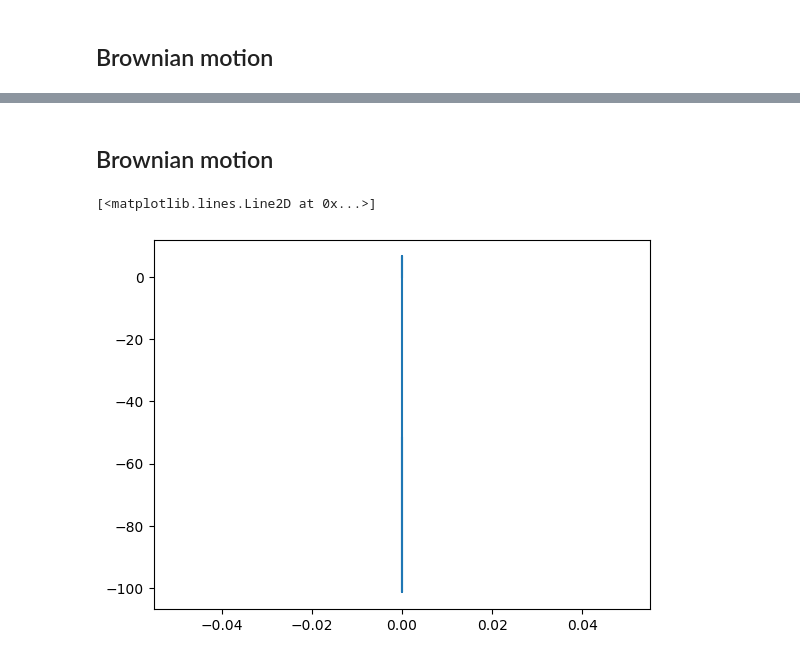
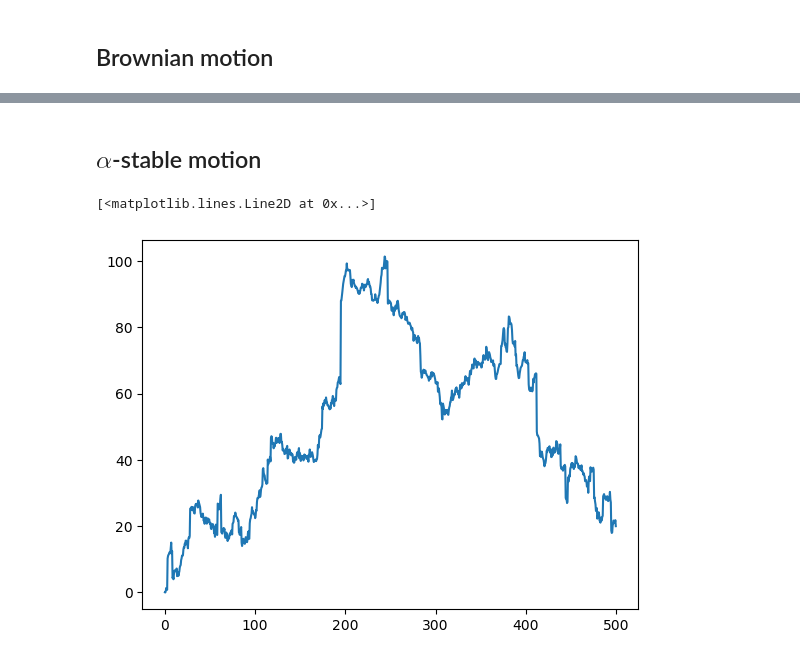
Before and after one commit to KohutMaria/CSOSP, a Jupyter notebook: CSOSP_7.ipynb, the cells around one changed output, grey strips where cells are left out. Drawn from its saved outputs; the diff is of its cells as text; code cells hidden in the pictures.

```diff
--- a/CSOSP_7.ipynb
+++ b/CSOSP_7.ipynb
@@ -43,5 +59,5 @@ plt.plot(t, X)
 # %% [markdown]
-## Brownian motion
+## $\alpha$-stable motion
 # %%
 n = 1000
 delta = 0.5
@@ -49,12 +65,12 @@ delta = 0.5
 alpha = 1.5
 beta = 0
 gamma = delta**(1/alpha)
-delta = 0
-Z = stable(alpha, beta, gamma, delta, n)
-X = simulate_process(Z, n, delta)
+delt = 0
+Z_st = stable(alpha, beta, gamma, delt, n)
+X_st = simulate_process(Z_st, n, delta)
 # %%
-t = [k * delta for k in range(n)]
-plt.plot(t, X)
+t_st = [k * delta for k in range(n)]
+plt.plot(t_st, X_st)
 # %% [output]
 [<matplotlib.lines.Line2D at 0x...>]
-[figure, old version]
+[figure, new version]
```
Also changed, not shown: parts of 8 cells of this notebook.
